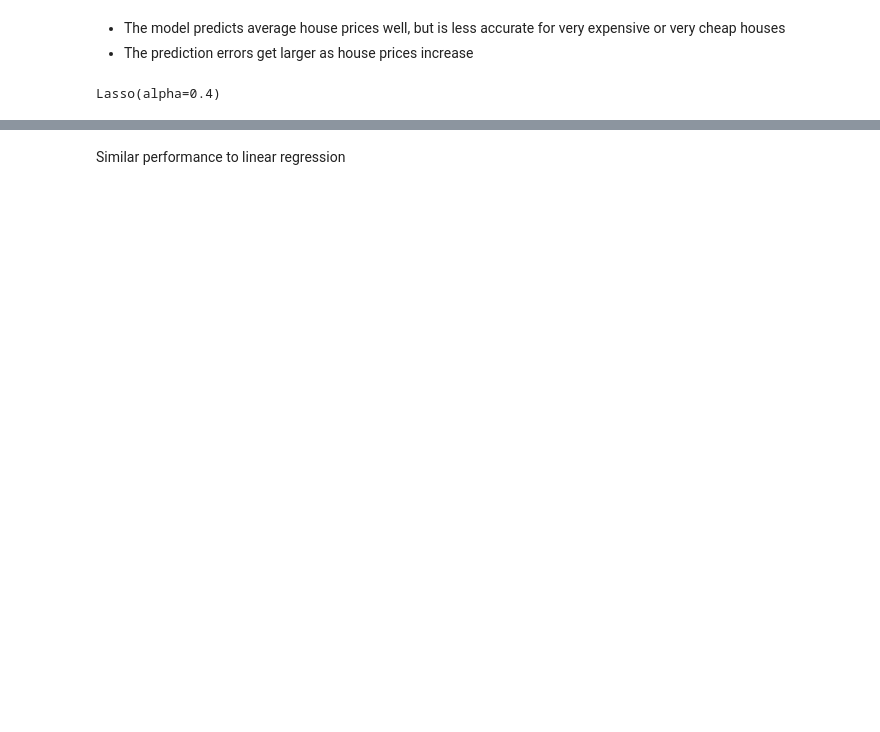
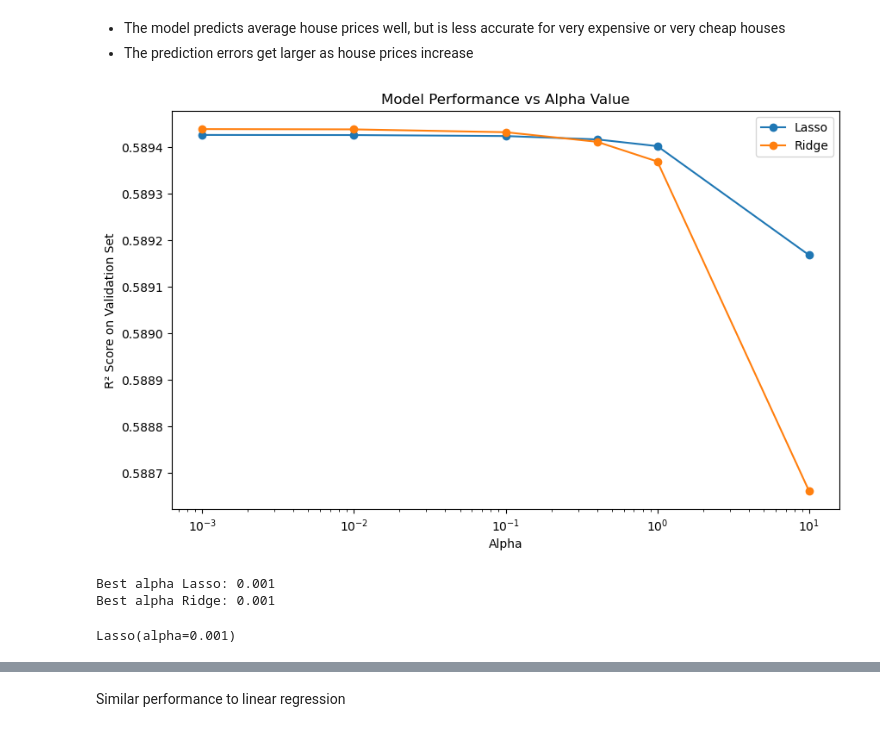
Before and after one commit to Mazen-Elsayed/Machine-Learning-Regression-and-Classfication-, a Jupyter notebook: lab1_regression.ipynb, the cells around one changed output, grey strips where cells are left out. Drawn from its saved outputs; the diff is of its cells as text; code cells hidden in the pictures; blank space fills up the shorter version.

```diff
--- a/lab1_regression.ipynb
+++ b/lab1_regression.ipynb
@@ -323,11 +323,46 @@ plt.show()
 # %% [markdown]
 - The model predicts average house prices well, but is less accurate for very expensive or very cheap houses
 - The prediction errors get larger as house prices increase
+# %%
+alpha_values = [0.001, 0.01, 0.1, 0.4, 1.0, 10.0]
+lasso_scores = []
+ridge_scores = []
+
+for alpha in alpha_values:
+    lasso = Lasso(alpha=alpha)
+    lasso.fit(X_train_scaled, y_train)
+    lasso_val_score = r2_score(y_val, lasso.predict(X_val_scaled))
+    lasso_scores.append(lasso_val_score)
+
+    ridge = Ridge(alpha=alpha)
+    ridge.fit(X_train_scaled, y_train)
+    ridge_val_score = r2_score(y_val, ridge.predict(X_val_scaled))
+    ridge_scores.append(ridge_val_score)
+# %%
+plt.figure(figsize=(10, 6))
+plt.plot(alpha_values, lasso_scores, marker='o', label='Lasso')
+plt.plot(alpha_values, ridge_scores, marker='o', label='Ridge')
+plt.xscale('log')
+plt.xlabel('Alpha')
+plt.ylabel('R² Score on Validation Set')
+plt.legend()
+plt.title('Model Performance vs Alpha Value')
+plt.show()
+# %% [output]
+[figure, added]
+# %%
+best_alpha_lasso = alpha_values[np.argmax(lasso_scores)]
+best_alpha_ridge = alpha_values[np.argmax(ridge_scores)]
+print(f"Best alpha Lasso: {best_alpha_lasso}")
+print(f"Best alpha Ridge: {best_alpha_ridge}")
+# %% [output]
+Best alpha Lasso: 0.001
+Best alpha Ridge: 0.001
 # %%
-lasso = Lasso(alpha=0.4)
+lasso = Lasso(alpha=best_alpha_lasso)
 lasso.fit(X_train_scaled, y_train)
 # %% [output]
-Lasso(alpha=0.4)
+Lasso(alpha=0.001)
 # %%
 y_pred_lasso = lasso.predict(X_test_scaled)
 # %%
```
Also changed, not shown: parts of 19 cells of this notebook, 3 other files.
